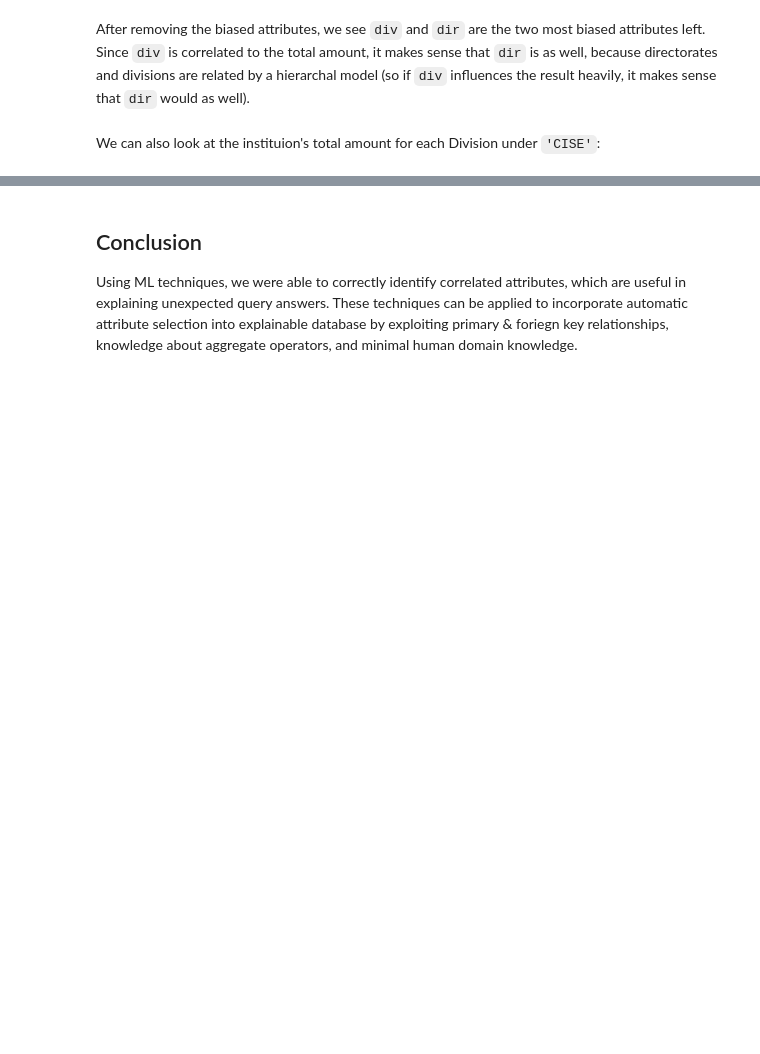
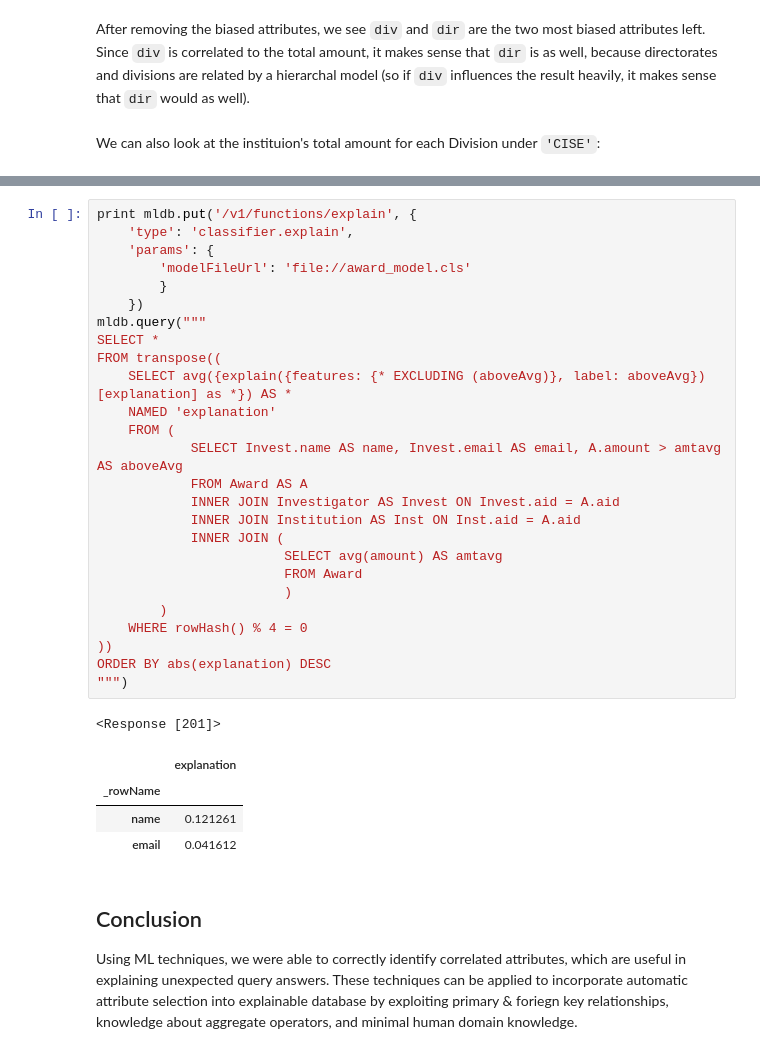
Before and after one commit to Mdevlin4/CMSC724, a Jupyter notebook: Explaining Queries by Identifying Biased Features.ipynb, the cells around one changed output, grey strips where cells are left out. Saved outputs shown, nothing was run; the diff lists cells and outputs as text; blank space fills up the shorter version.

```diff
--- a/Explaining Queries by Identifying Biased Features.ipynb
+++ b/Explaining Queries by Identifying Biased Features.ipynb
@@ -410,3 +469,35 @@ ORDER BY awardSum DESC LIMIT 10
+# %%
+print mldb.put('/v1/functions/explain', {
+    'type': 'classifier.explain',
+    'params': {
+        'modelFileUrl': 'file://award_model.cls'
+        }
+    })
+mldb.query("""
+SELECT *
+FROM transpose((
+    SELECT avg({explain({features: {* EXCLUDING (aboveAvg)}, label: aboveAvg})[explanation] as *}) AS *
+    NAMED 'explanation'
+    FROM (
+            SELECT Invest.name AS name, Invest.email AS email, A.amount > amtavg AS aboveAvg
+            FROM Award AS A
+            INNER JOIN Investigator AS Invest ON Invest.aid = A.aid
+            INNER JOIN Institution AS Inst ON Inst.aid = A.aid
+            INNER JOIN (
+                        SELECT avg(amount) AS amtavg
+                        FROM Award
+                        )
+        )
+    WHERE rowHash() % 4 = 0
+))
+ORDER BY abs(explanation) DESC
+""")
+# %% [output]
+<Response [201]>
+|  | explanation |
+| _rowName |  |
+| name | 0.121261 |
+| email | 0.041612 |
 # %% [markdown]
 ## Conclusion
 Using ML techniques, we were able to correctly identify correlated attributes, which are useful in explaining unexpected query answers. These techniques can be applied to incorporate automatic attribute selection into explainable database by exploiting primary & foriegn key relationships, knowledge about aggregate operators, and minimal human domain knowledge.
```
Also changed, not shown: parts of 7 cells of this notebook, 3 other files.
